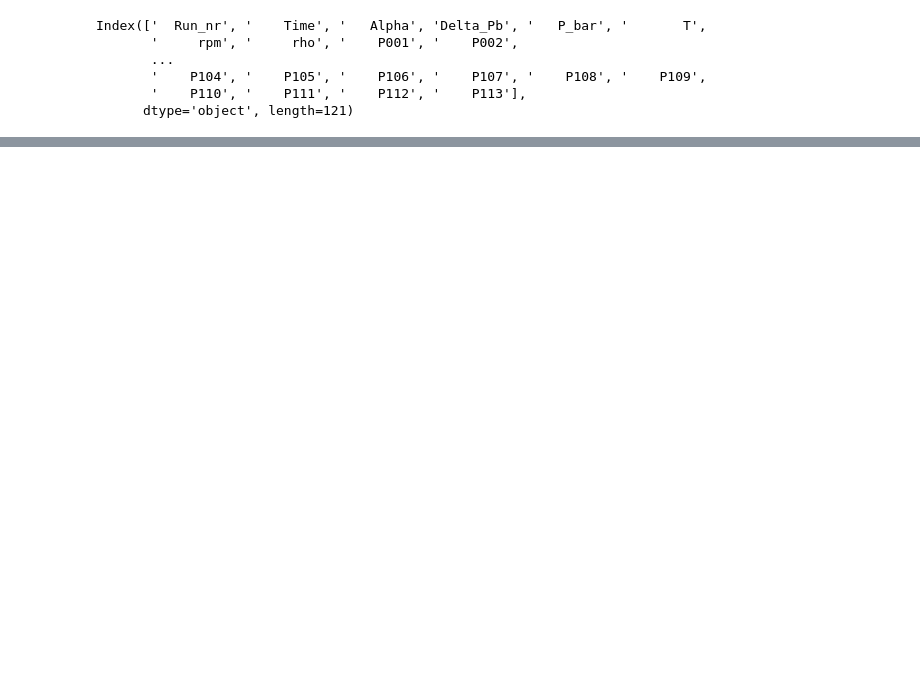
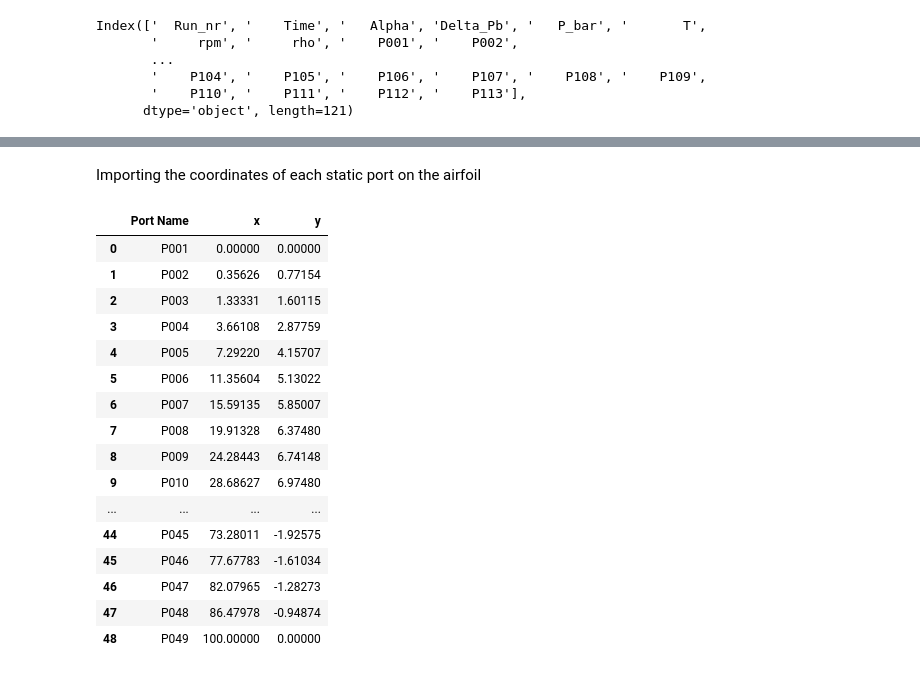
Before and after one commit to federicoangioni/LSWTT, a Jupyter notebook: processing.ipynb, the cells around one changed output, grey strips where cells are left out. Drawn from its saved outputs; the diff is of its cells as text; code cells hidden in the pictures; blank space fills up the shorter version.

Commit message:
finally found the coordinates files

```diff
--- a/processing.ipynb
+++ b/processing.ipynb
@@ -33 +34,25 @@ Length: 121, dtype: object
+# %% [markdown]
+Importing the coordinates of each static port on the airfoil
+# %%
+airfoil_ports = pd.read_csv('airfoil_coordinates.csv')
+airfoil_ports.columns
+airfoil_ports
+# %% [output]
+|  | Port Name | x | y |
+| 0 | P001 | 0.00000 | 0.00000 |
+| 1 | P002 | 0.35626 | 0.77154 |
+| 2 | P003 | 1.33331 | 1.60115 |
+| 3 | P004 | 3.66108 | 2.87759 |
+| 4 | P005 | 7.29220 | 4.15707 |
+| 5 | P006 | 11.35604 | 5.13022 |
+| 6 | P007 | 15.59135 | 5.85007 |
+| 7 | P008 | 19.91328 | 6.37480 |
+| 8 | P009 | 24.28443 | 6.74148 |
+| 9 | P010 | 28.68627 | 6.97480 |
+| ... | ... | ... | ... |
+| 44 | P045 | 73.28011 | -1.92575 |
+| 45 | P046 | 77.67783 | -1.61034 |
+| 46 | P047 | 82.07965 | -1.28273 |
+| 47 | P048 | 86.47978 | -0.94874 |
+| 48 | P049 | 100.00000 | 0.00000 |
 # %% [markdown]
```
Also changed, not shown: parts of 13 cells of this notebook, 1 other file.
